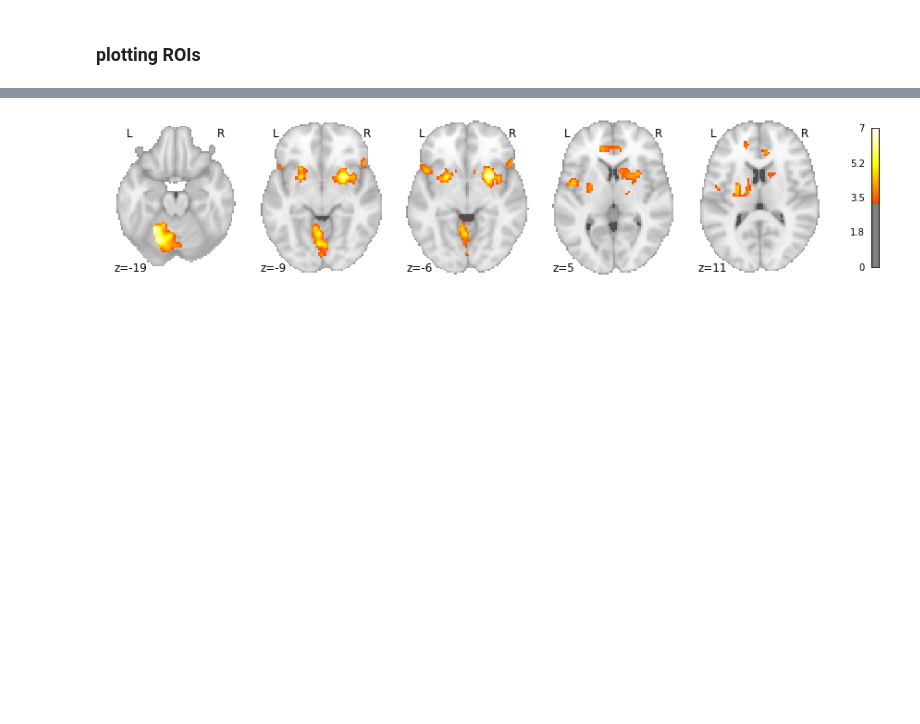
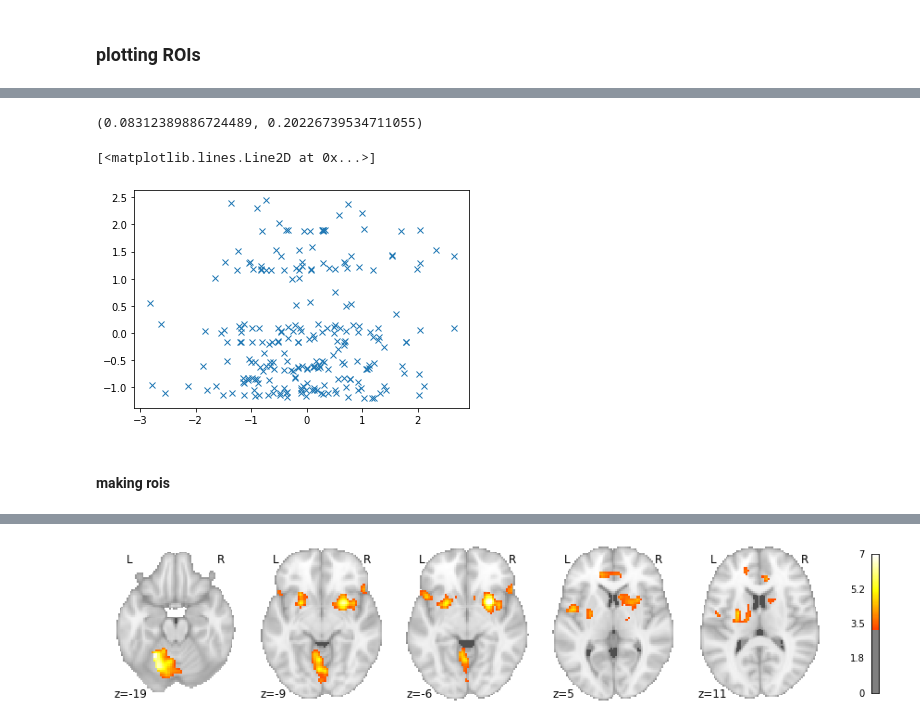
Before and after one commit to syzhang/tsl_hbi, a Jupyter notebook: imaging_plot/roi_plot.ipynb, the cells around one changed output, grey strips where cells are left out. Cells and saved outputs as stored; diff of their text form; code cells hidden in the pictures; blank space fills up the shorter version.

```diff
--- a/imaging_plot/roi_plot.ipynb
+++ b/imaging_plot/roi_plot.ipynb
@@ -10,0 +33,10 @@ from nilearn.image import get_data, load_img, new_img_like, index_img
+# %%
+df = pd.read_csv('../model_gen/local_output_mean/fmri_io_jump_freq.csv')
+# %%
+def resample_pmod(df, sj, sess):
+    dft = df[(df['subject']==sj) & (df['session']==sess)].copy()
+    dft['datetime'] = pd.to_datetime(dft['runtime'], unit='s')
+    ds = pd.Series(dft['pmod_mean'].values, index=dft['datetime'])
+    pmod_pl = ds.resample('2s').mean().fillna(method='ffill')
+    pmod_pl = (pmod_pl - pmod_pl.mean())/pmod_pl.std()
+    return pmod_pl
@@ -10,0 +105,5 @@ from nilearn.image import get_data, load_img, new_img_like, index_img
+# %%
+ds = resample_pmod(df, 36, 1)
+# %%
+pmod_pl = ds.resample('2s').mean().fillna(method='ffill')
+pmod_pl = (pmod_pl - pmod_pl.mean())/pmod_pl.std()
@@ -10,0 +128,11 @@ from nilearn.image import get_data, load_img, new_img_like, index_img
+# %%
+pearsonr(mask_ls[0][:len(pmod_pl)], pmod_pl)
+# %% [output]
+(0.08312389886724489, 0.20226739534711055)
+# %%
+plt.plot(mask_ls[0][:len(pmod_pl)], pmod_pl, 'x')
+# %% [output]
+[<matplotlib.lines.Line2D at 0x...>]
+[figure, added]
+# %% [markdown]
+#### making rois
```
Also changed, not shown: parts of 31 cells of this notebook, 10 other files.
